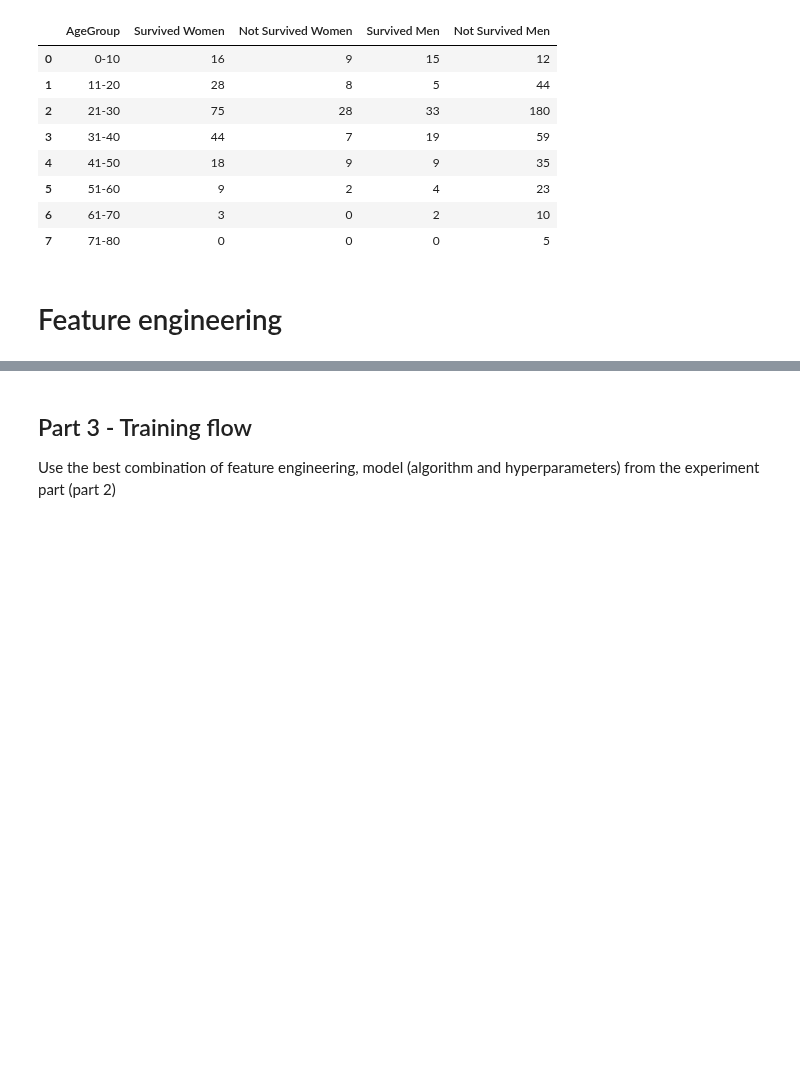
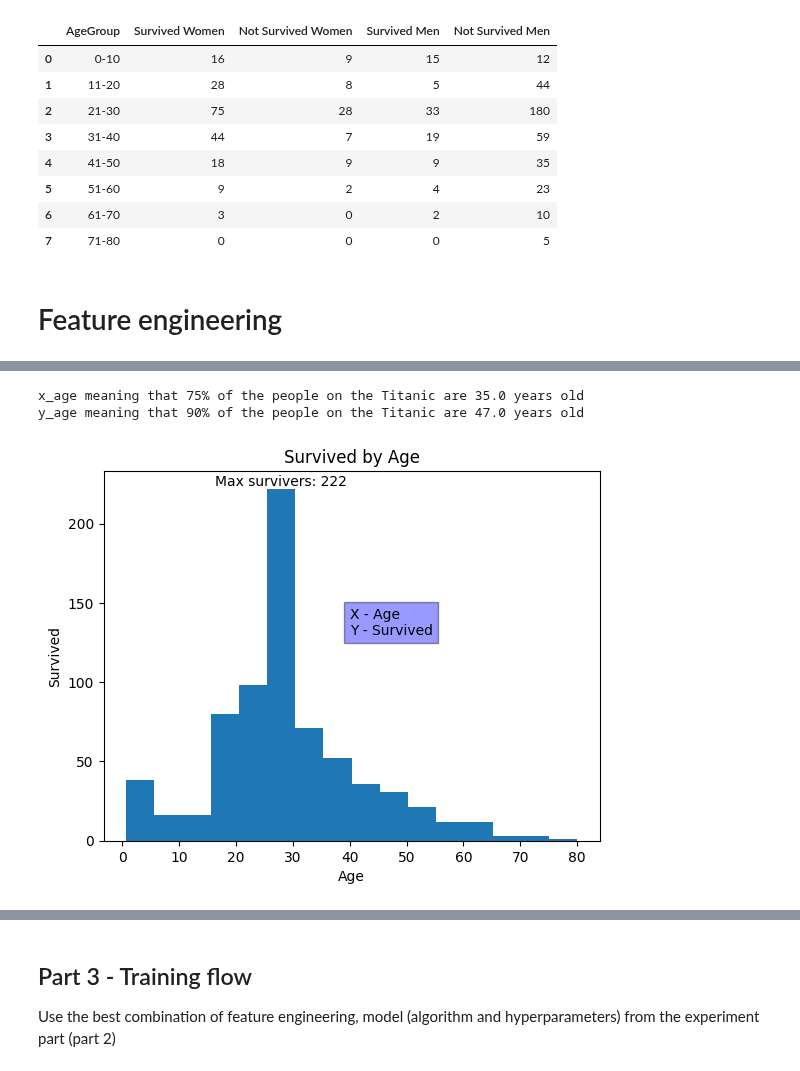
Before and after one commit to eranCat/TitanicML, a Jupyter notebook: Assignment2_supervised_learning_flow.ipynb, the cells around one changed output, grey strips where cells are left out. Drawn from its saved outputs; the diff is of its cells as text; code cells hidden in the pictures; blank space fills up the shorter version.

```diff
--- a/Assignment2_supervised_learning_flow.ipynb
+++ b/Assignment2_supervised_learning_flow.ipynb
@@ -188,0 +252,30 @@ survivors_by_age
+# %%
+# Use the NumPy percentile() method to find the percentiles
+
+x_age = np.percentile(train_set["Age"], 75)
+y_age = np.percentile(train_set["Age"], 90)
+
+print(f'x_age meaning that 75% of the people on the Titanic are {x_age} years old')
+print(f'y_age meaning that 90% of the people on the Titanic are {y_age} years old')
+# %% [output]
+x_age meaning that 75% of the people on the Titanic are 35.0 years old
+y_age meaning that 90% of the people on the Titanic are 47.0 years old
+# %%
+counts, bins = np.histogram(train_set.Age, bins=16)
+max_bin = np.argmax(counts)
+
+max_bin_midpoint = (bins[max_bin] + bins[max_bin + 1]) / 2
+
+# Plot histogram
+plt.hist(train_set.Age, bins=16)
+plt.title("Survived by Age")
+plt.xlabel("Age")
+plt.ylabel("Survived")
+plt.text(40,  130, "X - Age\nY - Survived", bbox=dict(facecolor='blue', alpha=0.4))
+
+# Add text annotation at the maximum point
+plt.text(max_bin_midpoint, counts[max_bin], f"Max survivers: {counts[max_bin]}", ha='center', va='bottom', bbox=dict(facecolor='blue', alpha=0))
+
+plt.show()
+# %% [output]
+[figure, added]
```
Also changed, not shown: parts of 24 cells of this notebook.
